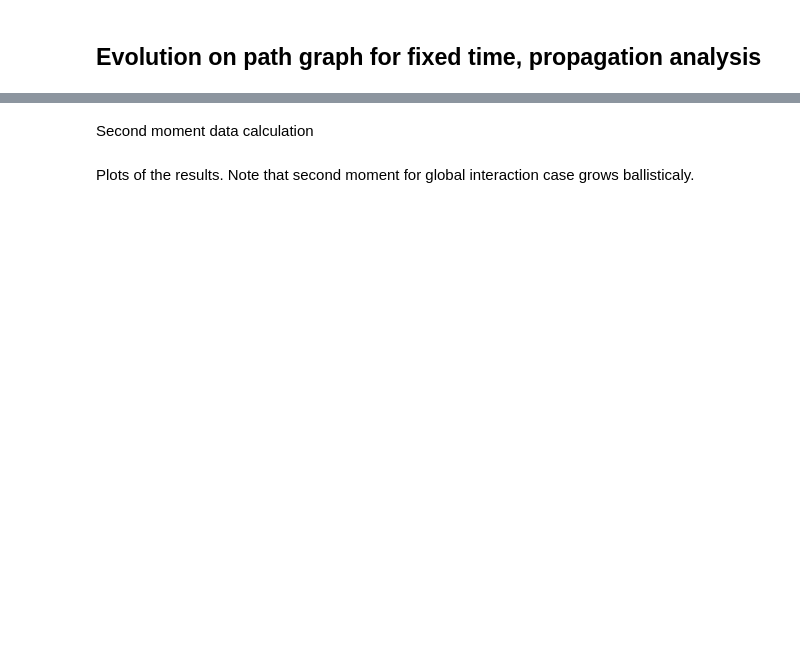
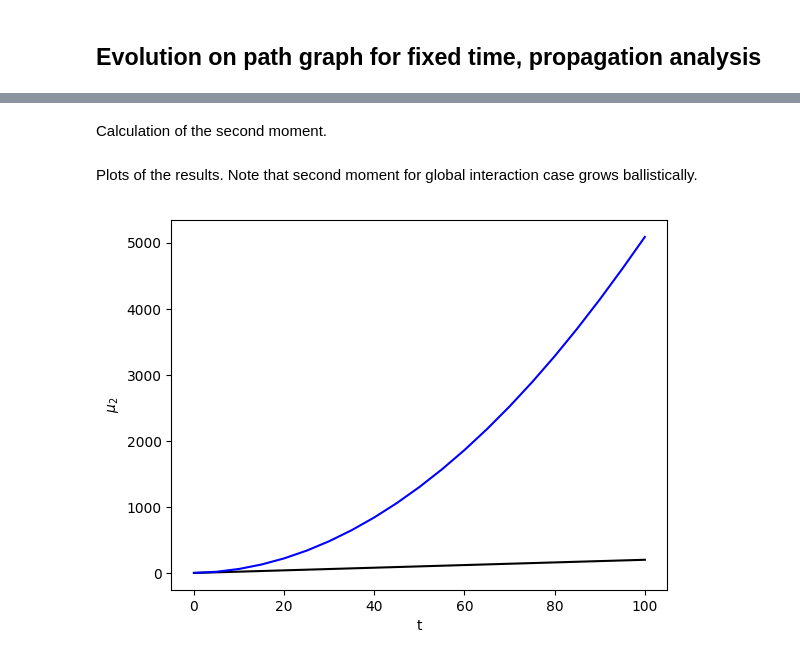
Before and after one commit to iitis/QSWalk.jl, a Jupyter notebook: examples/ex01_path_propagation.ipynb, the cells around one changed output, grey strips where cells are left out. Cells and saved outputs as stored; diff of their text form; code cells hidden in the pictures; blank space fills up the shorter version.

```diff
--- a/examples/ex01_path_propagation.ipynb
+++ b/examples/ex01_path_propagation.ipynb
@@ -62,19 +64,21 @@ localstates = evolve(oplocal, proj(midpoint, dim), timepoints);
-# %% [markdown]
-Second moment data calculation
+# %% [markdown]
+Calculation of the second moment.
 # %%
-secmomentglobal = Float64[]
-secmomentlocal = Float64[]
+secmoment_global = Float64[]
+secmoment_local = Float64[]
 positions = (collect(1:dim) - midpoint)
 
-for (rhoglobal, rholocal) = zip(globalstates, localstates)
-  push!(secmomentglobal, sum(positions.^2 .* diag(rhoglobal)))
-  push!(secmomentlocal, sum(positions.^2 .* diag(rholocal)))
+for (rho_global, rho_local) = zip(global_states, local_states)
+  push!(secmoment_global, sum(positions.^2 .* diag(rho_global)))
+  push!(secmoment_local, sum(positions.^2 .* diag(rho_local)))
 end
 # %% [markdown]
-Plots of the results. Note that second moment for global interaction case grows ballisticaly.
+Plots of the results. Note that second moment for global interaction case grows ballistically.
 # %%
-plot(timepoints, secmomentlocal, "k")
-plot(timepoints, secmomentglobal, "b")
+plot(timepoints, secmoment_local, "k")
+plot(timepoints, secmoment_global, "b")
 xlabel("t")
 ylabel(L"\mu_2")
 show()
+# %% [output]
+[figure, added]
```
Also changed, not shown: parts of 14 cells of this notebook, 1 other file.
